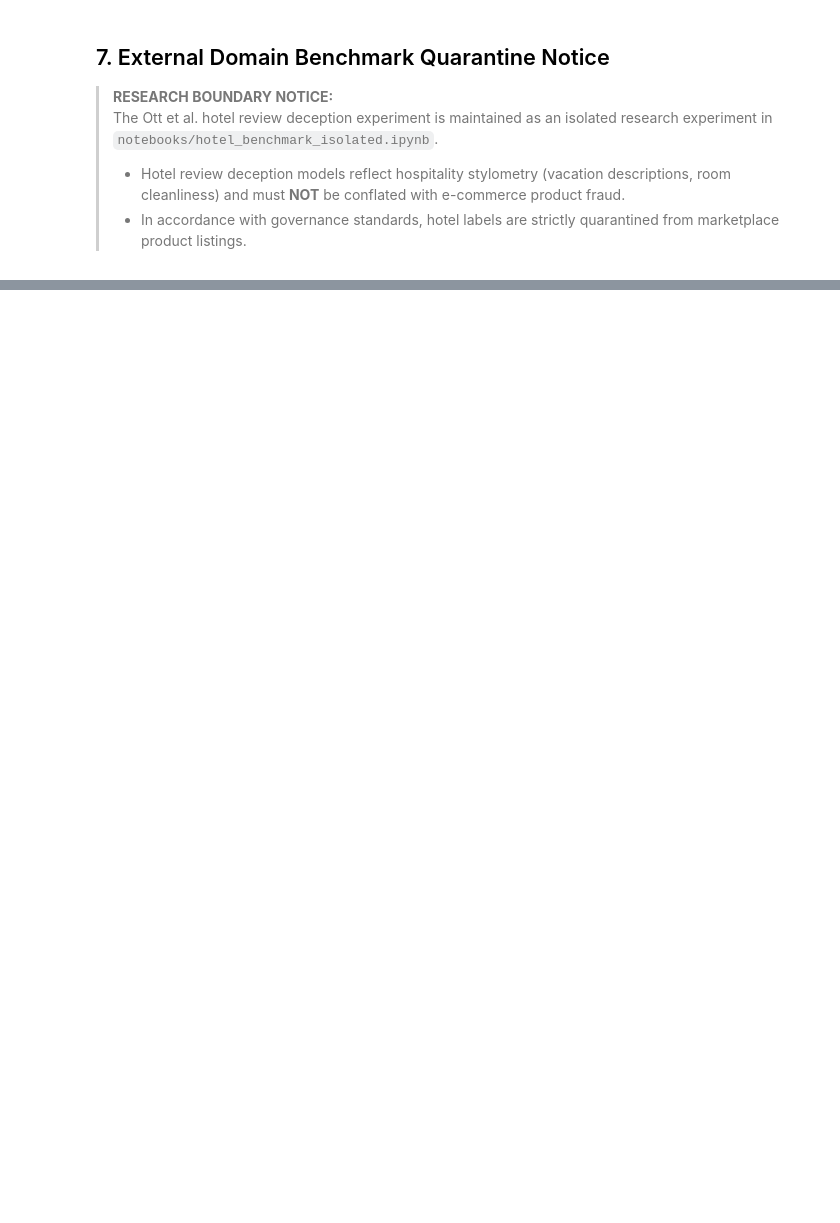
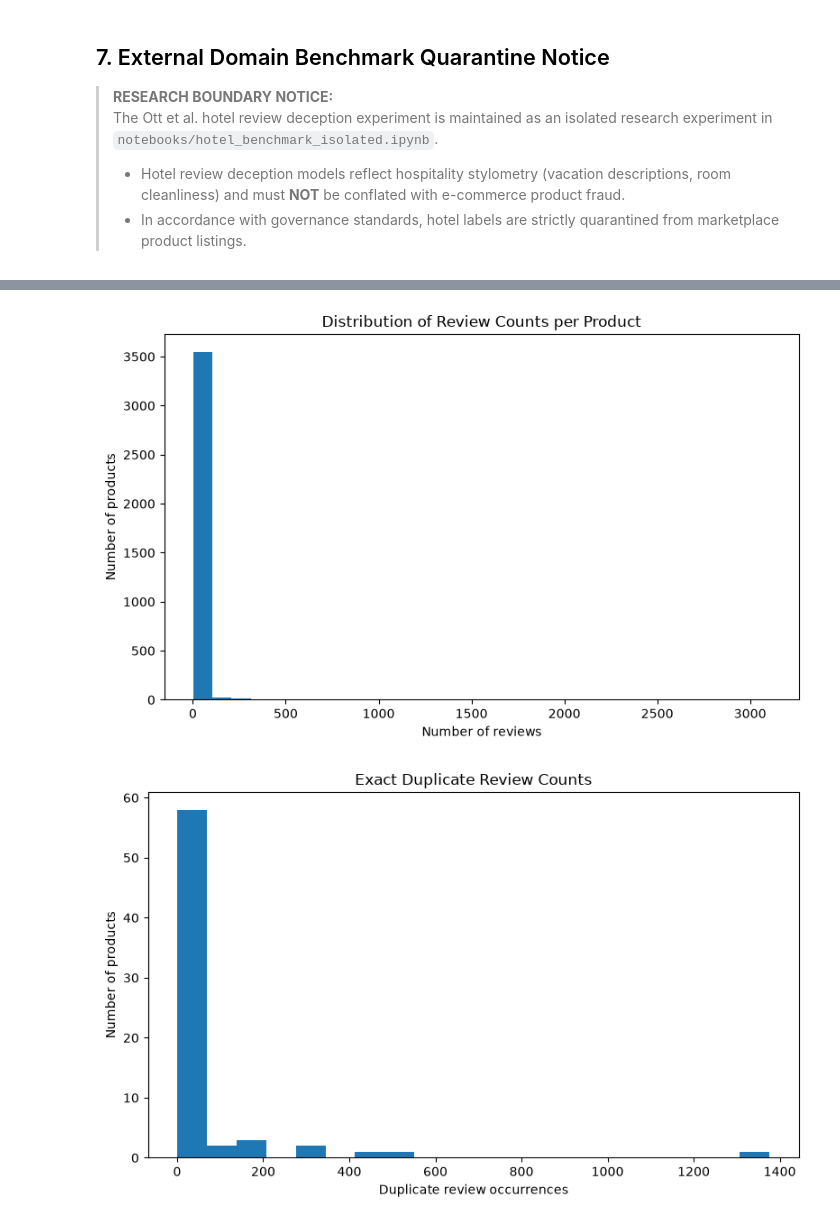
Before and after one commit to shruti316/ai-marketplace-analyzer, a Jupyter notebook: notebooks/04_nlp_analysis.ipynb, the cells around one changed output, grey strips where cells are left out. Saved outputs shown, nothing was run; the diff lists cells and outputs as text; code cells hidden in the pictures; blank space fills up the shorter version.

```diff
--- a/notebooks/04_nlp_analysis.ipynb
+++ b/notebooks/04_nlp_analysis.ipynb
@@ -316,0 +1920,40 @@ print(classification_report(y_test, y_pred, target_names=['Authentic (0)', 'Comp
+# %%
+# 1. Distribution of review counts, excluding zero-review products
+plt.figure(figsize=(8, 5))
+plt.hist(reviewed_products["review_count"], bins=30)
+plt.title("Distribution of Review Counts per Product")
+plt.xlabel("Number of reviews")
+plt.ylabel("Number of products")
+plt.tight_layout()
+plt.show()
+
+
+# 2. Products with exact duplicate reviews
+duplicate_products = reviewed_products[
+    reviewed_products["exact_duplicate_review_count"] > 0
+]
+
+plt.figure(figsize=(8, 5))
+plt.hist(duplicate_products["exact_duplicate_review_count"], bins=20)
+plt.title("Exact Duplicate Review Counts")
+plt.xlabel("Duplicate review occurrences")
+plt.ylabel("Number of products")
+plt.tight_layout()
+plt.show()
+
+
+# 3. Maximum within-product text similarity
+similarity_values = reviewed_products[
+    "max_intra_listing_similarity"
+].dropna()
+
+plt.figure(figsize=(8, 5))
+plt.hist(similarity_values, bins=20)
+plt.title("Maximum Within-Product Review Similarity")
+plt.xlabel("Maximum cosine similarity")
+plt.ylabel("Number of products")
+plt.tight_layout()
+plt.show()
+# %% [output]
+[figure, added]
+[figure, added]
```
Also changed, not shown: parts of 36 cells of this notebook, 16 other files.
